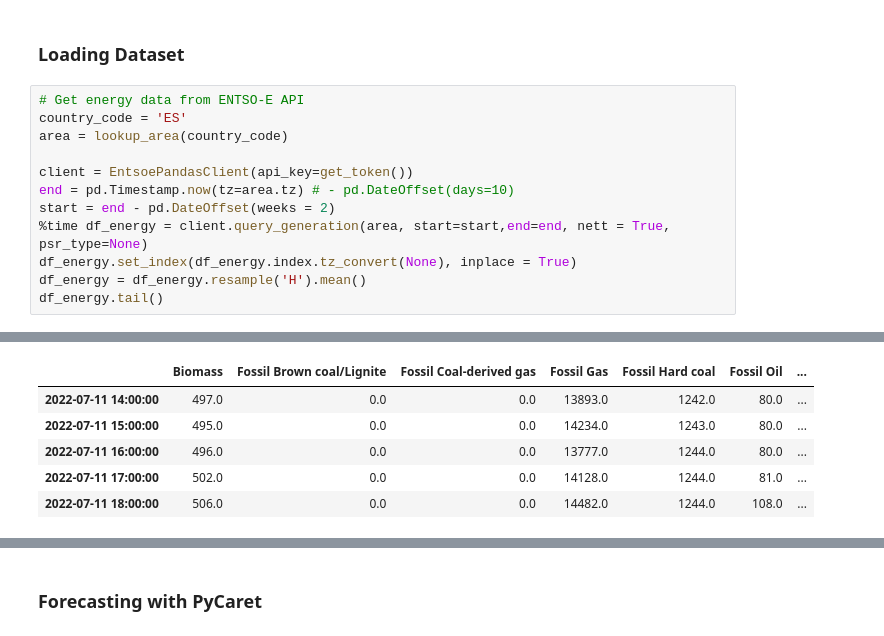
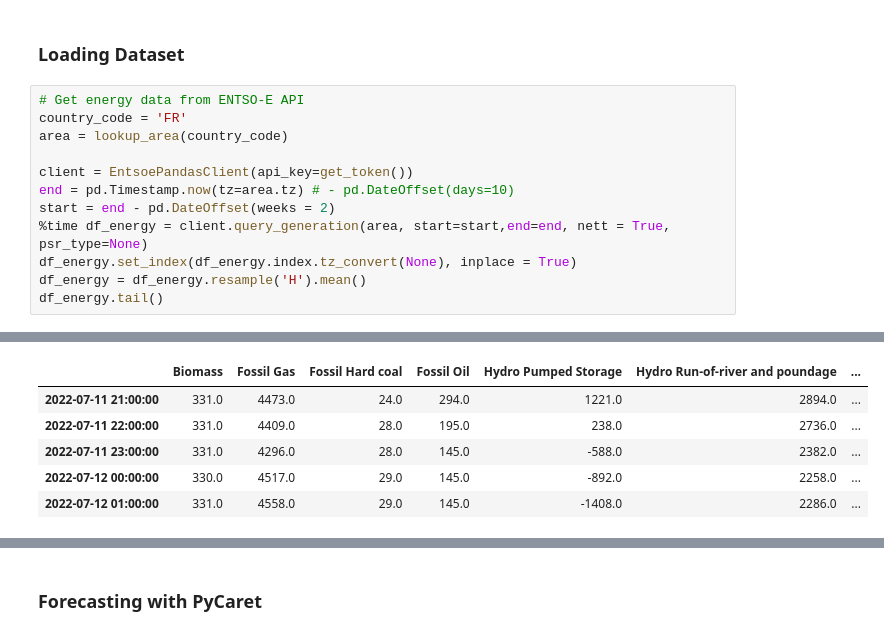
Before and after one commit to derevirn/renewcast, a Jupyter notebook: notebooks/forecasting_entsoe.ipynb, the cells around one changed output, grey strips where cells are left out. Cells and saved outputs as stored; diff of their text form.

```diff
--- a/notebooks/forecasting_entsoe.ipynb
+++ b/notebooks/forecasting_entsoe.ipynb
@@ -17,7 +17,7 @@ logging.disable(logging.CRITICAL)
 ### Loading Dataset
 # %%
 # Get energy data from ENTSO-E API
-country_code = 'ES'
+country_code = 'FR'
 area = lookup_area(country_code)
 
 client = EntsoePandasClient(api_key=get_token())
@@ -32,6 +32,6 @@ Wall time: 10.7 s
-|  | Biomass | Fossil Brown coal/Lignite | Fossil Coal-derived gas | Fossil Gas | Fossil Hard coal | Fossil Oil | ... |
-| 2022-07-11 14:00:00 | 497.0 | 0.0 | 0.0 | 13893.0 | 1242.0 | 80.0 | ... |
-| 2022-07-11 15:00:00 | 495.0 | 0.0 | 0.0 | 14234.0 | 1243.0 | 80.0 | ... |
-| 2022-07-11 16:00:00 | 496.0 | 0.0 | 0.0 | 13777.0 | 1244.0 | 80.0 | ... |
-| 2022-07-11 17:00:00 | 502.0 | 0.0 | 0.0 | 14128.0 | 1244.0 | 81.0 | ... |
-| 2022-07-11 18:00:00 | 506.0 | 0.0 | 0.0 | 14482.0 | 1244.0 | 108.0 | ... |
+|  | Biomass | Fossil Gas | Fossil Hard coal | Fossil Oil | Hydro Pumped Storage | Hydro Run-of-river and poundage | ... |
+| 2022-07-11 21:00:00 | 331.0 | 4473.0 | 24.0 | 294.0 | 1221.0 | 2894.0 | ... |
+| 2022-07-11 22:00:00 | 331.0 | 4409.0 | 28.0 | 195.0 | 238.0 | 2736.0 | ... |
+| 2022-07-11 23:00:00 | 331.0 | 4296.0 | 28.0 | 145.0 | -588.0 | 2382.0 | ... |
+| 2022-07-12 00:00:00 | 330.0 | 4517.0 | 29.0 | 145.0 | -892.0 | 2258.0 | ... |
+| 2022-07-12 01:00:00 | 331.0 | 4558.0 | 29.0 | 145.0 | -1408.0 | 2286.0 | ... |
```
Also changed, not shown: parts of 3 cells of this notebook, 28 other files.
